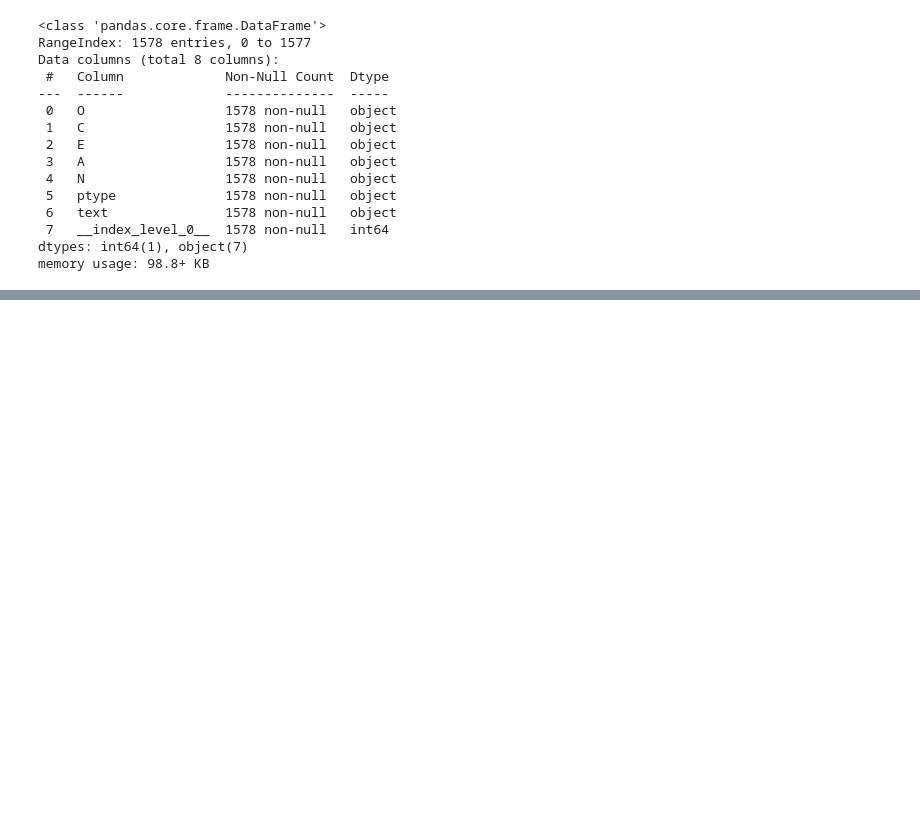
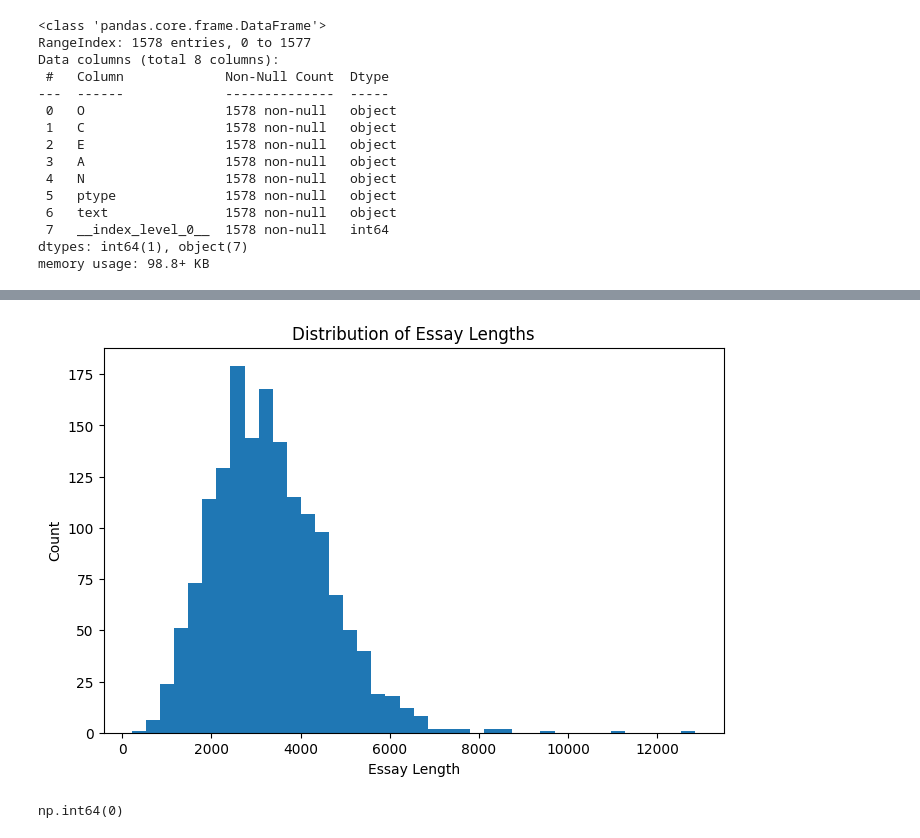
Before and after one commit to ayesha-a10/personamood-ai, a Jupyter notebook: notebooks/data_exploration.ipynb, the cells around one changed output, grey strips where cells are left out. Saved outputs shown, nothing was run; the diff lists cells and outputs as text; code cells hidden in the pictures; blank space fills up the shorter version.

```diff
--- a/notebooks/data_exploration.ipynb
+++ b/notebooks/data_exploration.ipynb
@@ -45,0 +89,5 @@ memory usage: 98.8+ KB
+# %%
+# Length of each essay
+train["TEXT_LENGTH"] = train["text"].str.len()
+
+train["TEXT_LENGTH"].describe()
@@ -45,0 +104,15 @@ memory usage: 98.8+ KB
+# %%
+import matplotlib.pyplot as plt
+
+plt.figure(figsize=(8,5))
+plt.hist(train["TEXT_LENGTH"], bins=40)
+plt.xlabel("Essay Length")
+plt.ylabel("Count")
+plt.title("Distribution of Essay Lengths")
+plt.show()
+# %% [output]
+[figure, added]
+# %%
+train.duplicated(subset="text").sum()
+# %% [output]
+np.int64(0)
```
Also changed, not shown: parts of 5 cells of this notebook, 13 other files.
